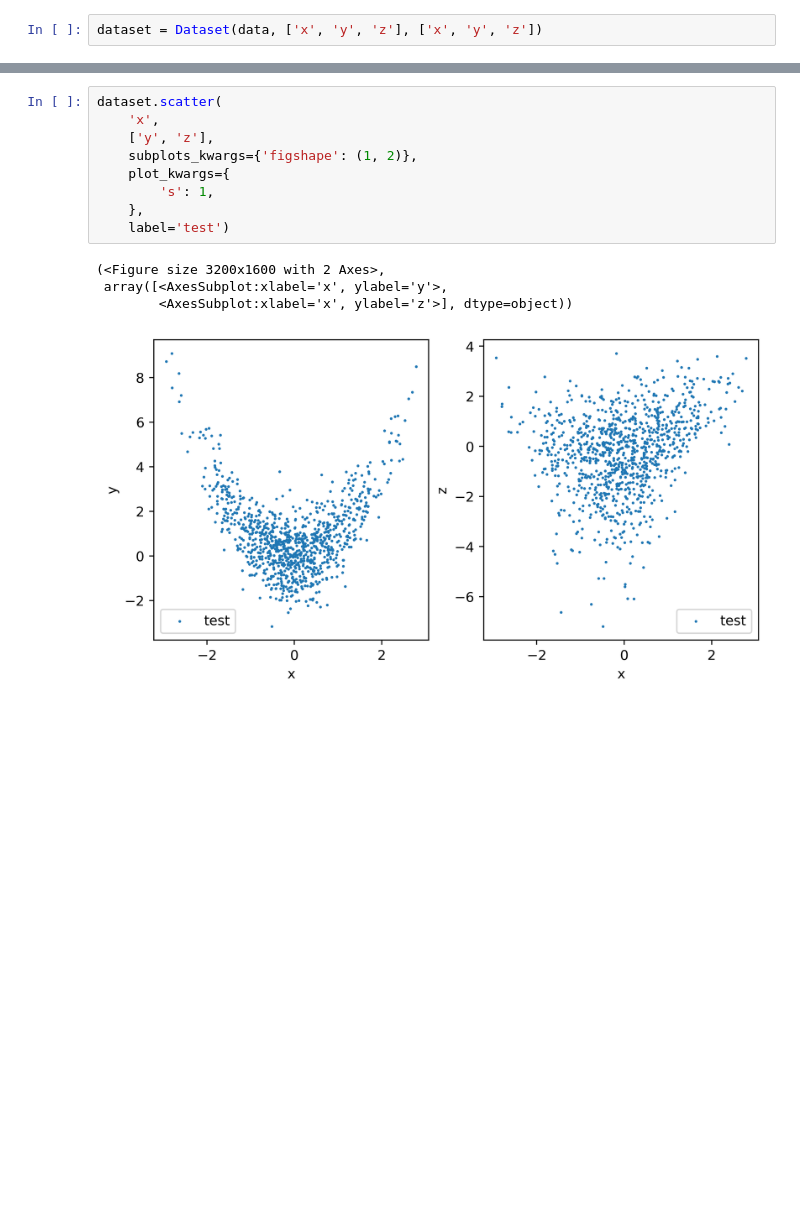
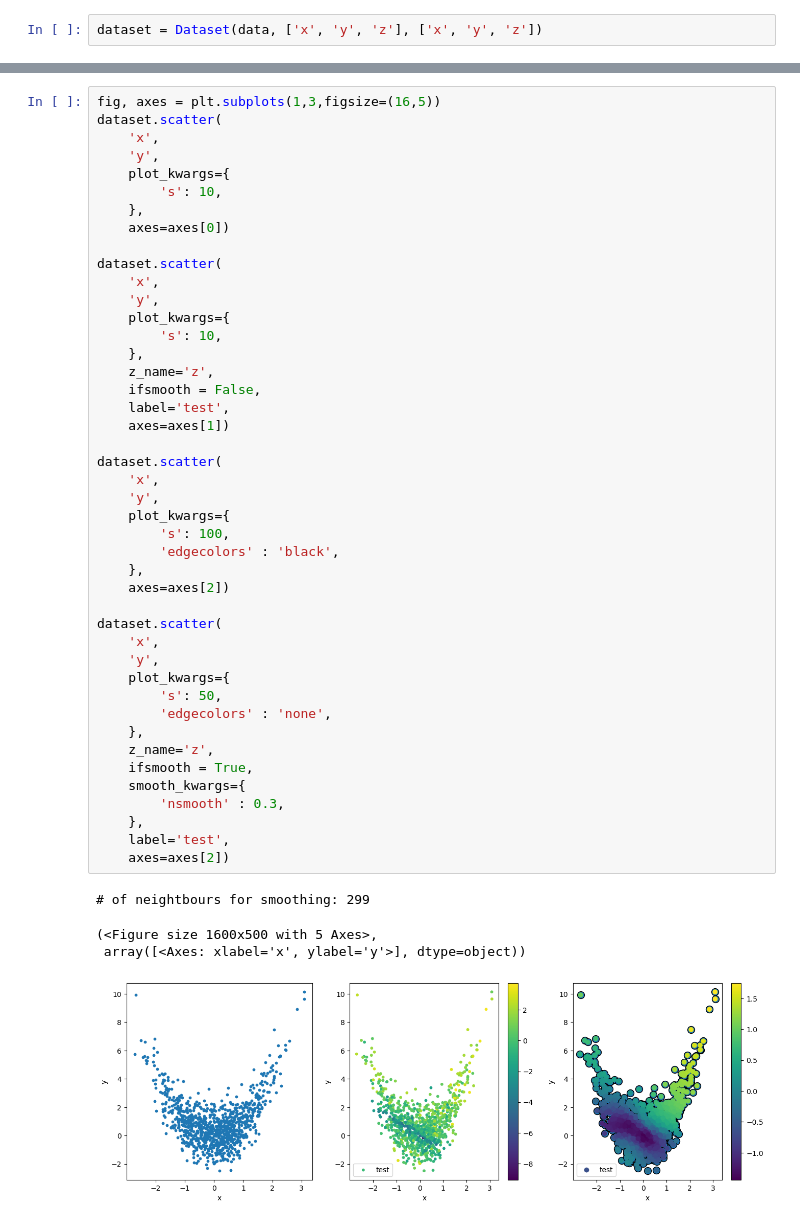
Before and after one commit to astro-jingtao/astro_statistics_assistant, a Jupyter notebook: example/scatter_plot.ipynb, the cells around one changed output, grey strips where cells are left out. Saved outputs shown, nothing was run; the diff lists cells and outputs as text; blank space fills up the shorter version.

Commit message:
scatter function

```diff
--- a/example/scatter_plot.ipynb
+++ b/example/scatter_plot.ipynb
@@ -30,14 +30,49 @@ dataset.scatter(
 # %%
+fig, axes = plt.subplots(1,3,figsize=(16,5))
 dataset.scatter(
     'x',
-    ['y', 'z'],
-    subplots_kwargs={'figshape': (1, 2)},
+    'y',
     plot_kwargs={
-        's': 1,
+        's': 10,
     },
-    label='test')
+    axes=axes[0])
+
+dataset.scatter(
+    'x',
+    'y',
+    plot_kwargs={
+        's': 10,
+    },
+    z_name='z',
+    ifsmooth = False,
+    label='test',
+    axes=axes[1])
+
+dataset.scatter(
+    'x',
+    'y',
+    plot_kwargs={
+        's': 100,
+        'edgecolors' : 'black',
+    },
+    axes=axes[2])
+
+dataset.scatter(
+    'x',
+    'y',
+    plot_kwargs={
+        's': 50,
+        'edgecolors' : 'none',
+    },
+    z_name='z',
+    ifsmooth = True,
+    smooth_kwargs={
+        'nsmooth' : 0.3,
+    },
+    label='test',
+    axes=axes[2])
 # %% [output]
-(<Figure size 3200x1600 with 2 Axes>,
- array([<AxesSubplot:xlabel='x', ylabel='y'>,
-        <AxesSubplot:xlabel='x', ylabel='z'>], dtype=object))
+# of neightbours for smoothing: 299
+(<Figure size 1600x500 with 5 Axes>,
+ array([<Axes: xlabel='x', ylabel='y'>], dtype=object))
-[figure, old version]
+[figure, new version]
```
Also changed, not shown: parts of 1 cell of this notebook, 5 other files.
